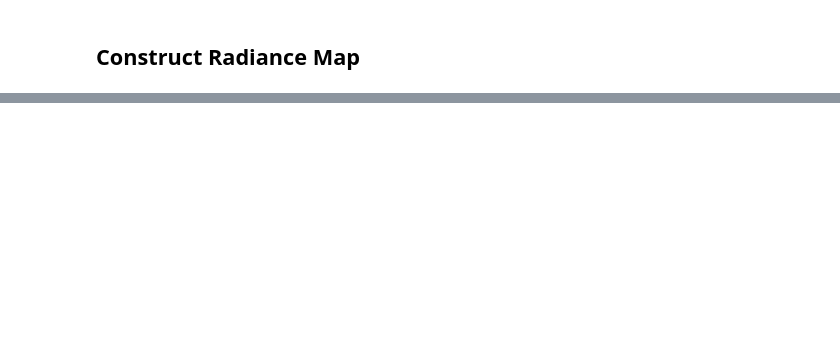
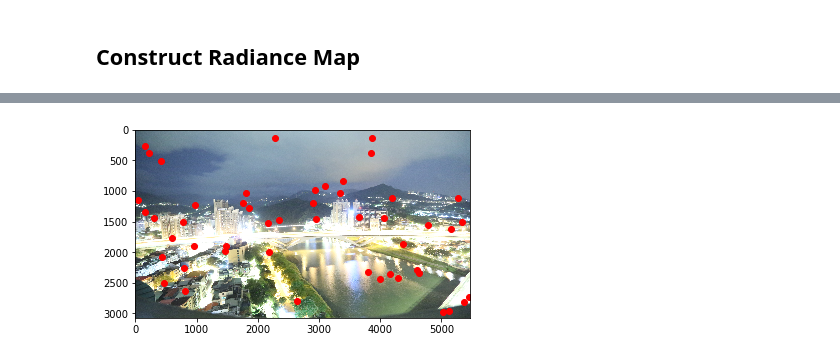
Before and after one commit to frozenburst/NTU-2020-VFX, a Jupyter notebook: hw1_HDR/hdr.ipynb, the cells around one changed output, grey strips where cells are left out. Cells and saved outputs as stored; diff of their text form; code cells hidden in the pictures; blank space fills up the shorter version.

```diff
--- a/hw1_HDR/hdr.ipynb
+++ b/hw1_HDR/hdr.ipynb
@@ -330,4 +331,6 @@ plt.show()
 # %%
 # sampled pixels
 plt.plot(coords[:, 1], coords[:, 0], 'ro')
-imshow(img_set[4])
+imshow(img_set[-1])
+# %% [output]
+[figure, added]
```
Also changed, not shown: parts of 17 cells of this notebook, 2 other files.
